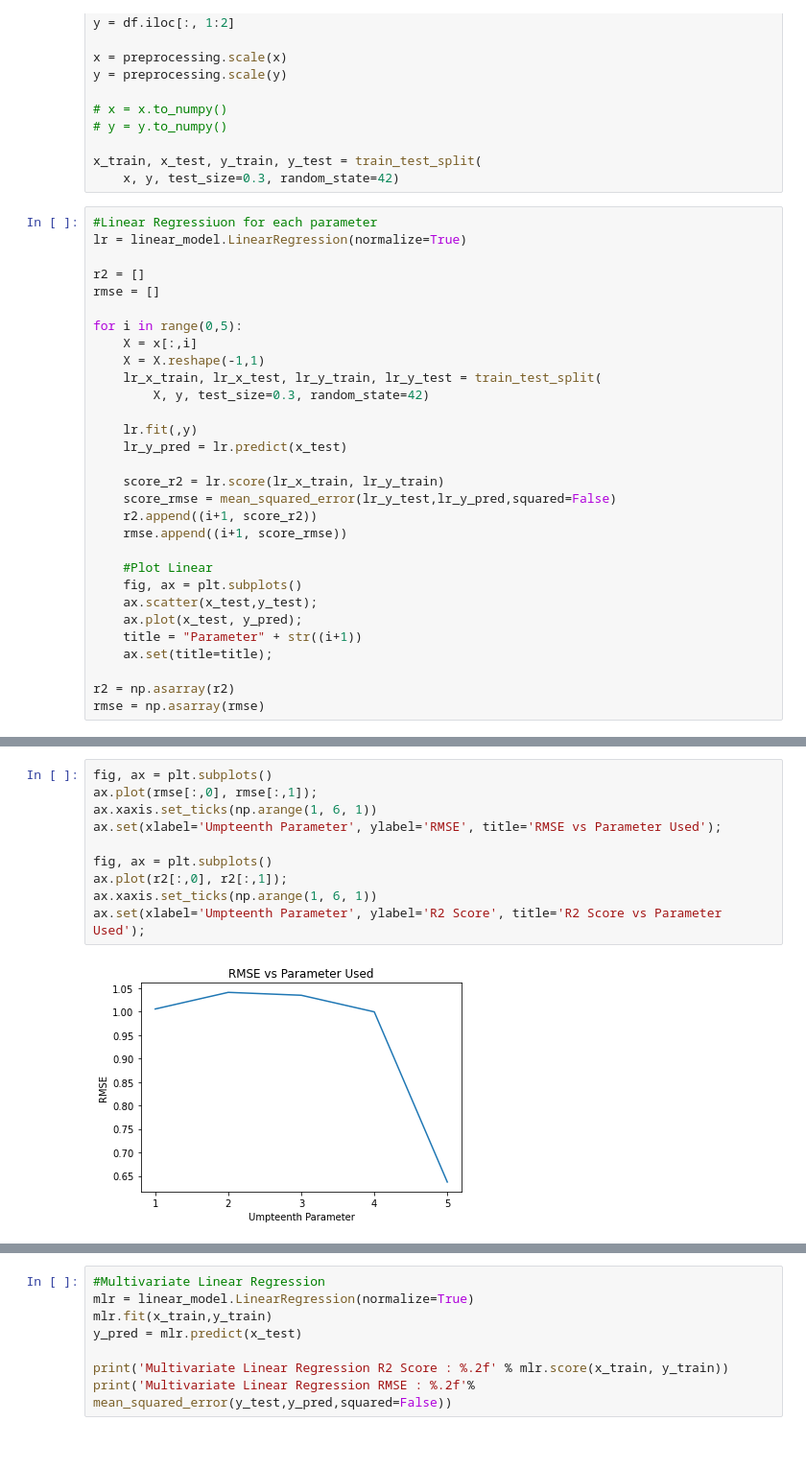
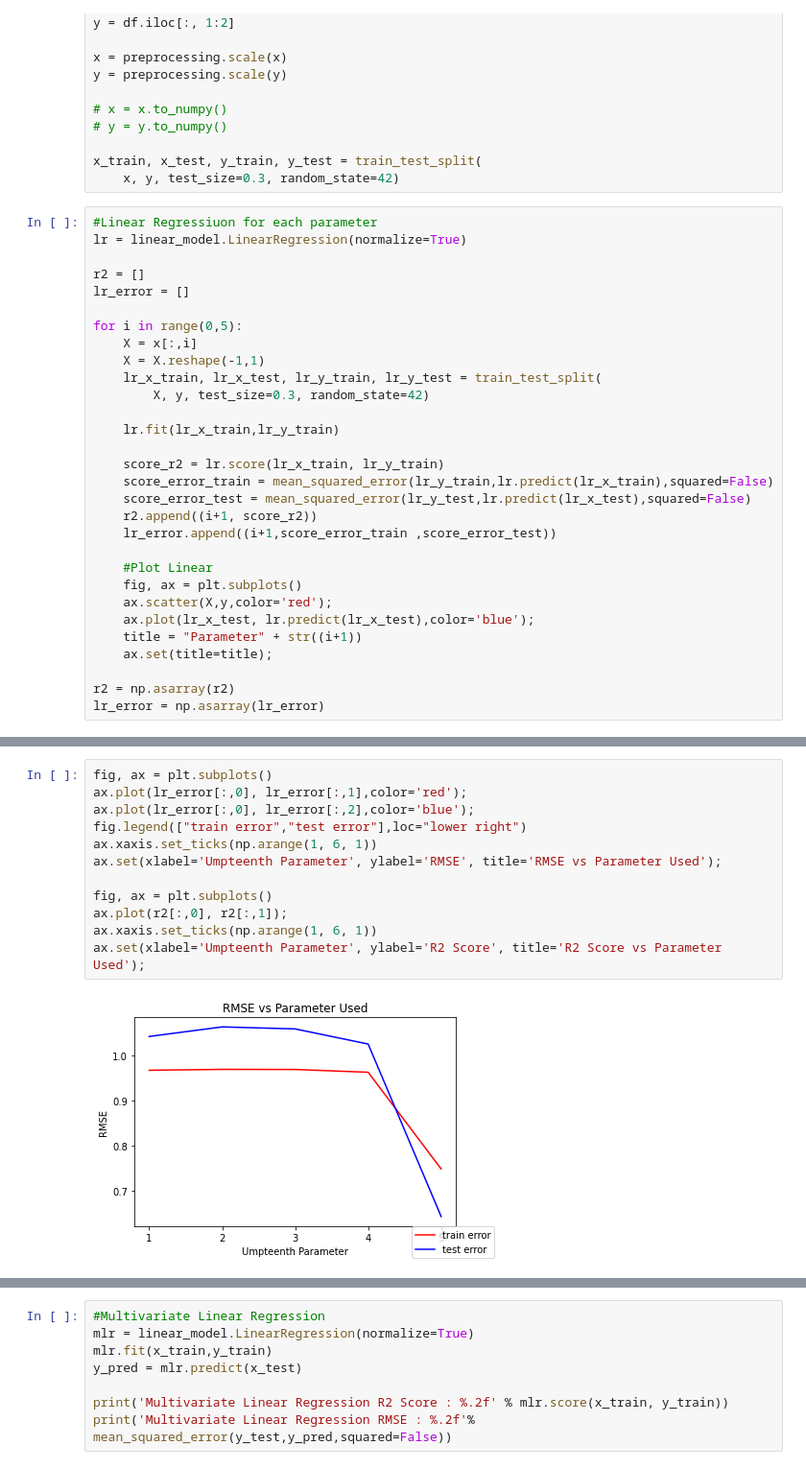
Before and after one commit to hnslmp/machine_learning_ui, a Jupyter notebook: 3.Linear Regression/Linear_Regression.ipynb, the cells around one changed output, grey strips where cells are left out. Shown: that part at 96% size. Cells and saved outputs as stored; diff of their text form.

Commit message:
add test train error linear regression

```diff
--- a/3.Linear Regression/Linear_Regression.ipynb
+++ b/3.Linear Regression/Linear_Regression.ipynb
@@ -25,7 +25,7 @@ x_train, x_test, y_train, y_test = train_test_split(
 lr = linear_model.LinearRegression(normalize=True)
 
 r2 = []
-rmse = []
+lr_error = []
 
 for i in range(0,5):
     X = x[:,i]
@@ -33,21 +33,21 @@ for i in range(0,5):
     lr_x_train, lr_x_test, lr_y_train, lr_y_test = train_test_split(
         X, y, test_size=0.3, random_state=42)
 
-    lr.fit(,y)
-    lr_y_pred = lr.predict(x_test)
+    lr.fit(lr_x_train,lr_y_train)
 
     score_r2 = lr.score(lr_x_train, lr_y_train)
-    score_rmse = mean_squared_error(lr_y_test,lr_y_pred,squared=False)
+    score_error_train = mean_squared_error(lr_y_train,lr.predict(lr_x_train),squared=False)
+    score_error_test = mean_squared_error(lr_y_test,lr.predict(lr_x_test),squared=False)
     r2.append((i+1, score_r2))
-    rmse.append((i+1, score_rmse))
+    lr_error.append((i+1,score_error_train ,score_error_test))
 
     #Plot Linear
     fig, ax = plt.subplots()
-    ax.scatter(x_test,y_test);
-    ax.plot(x_test, y_pred);
+    ax.scatter(X,y,color='red');
+    ax.plot(lr_x_test, lr.predict(lr_x_test),color='blue');
     title = "Parameter" + str((i+1))
     ax.set(title=title);
 
 r2 = np.asarray(r2)
-rmse = np.asarray(rmse)
+lr_error = np.asarray(lr_error)
 # %% [output]
@@ -55,12 +59,14 @@ SyntaxError: invalid syntax (<ipython-input-19-1864da4e6723>, line 13)
 # %%
 fig, ax = plt.subplots()
-ax.plot(rmse[:,0], rmse[:,1]);
+ax.plot(lr_error[:,0], lr_error[:,1],color='red');
+ax.plot(lr_error[:,0], lr_error[:,2],color='blue');
+fig.legend(["train error","test error"],loc="lower right")
 ax.xaxis.set_ticks(np.arange(1, 6, 1))
 ax.set(xlabel='Umpteenth Parameter', ylabel='RMSE', title='RMSE vs Parameter Used');
 
 fig, ax = plt.subplots()
 ax.plot(r2[:,0], r2[:,1]);
 ax.xaxis.set_ticks(np.arange(1, 6, 1))
 ax.set(xlabel='Umpteenth Parameter', ylabel='R2 Score', title='R2 Score vs Parameter Used');
 # %% [output]
-[figure, old version]
+[figure, new version]
```
Also changed, not shown: parts of 3 cells of this notebook.
